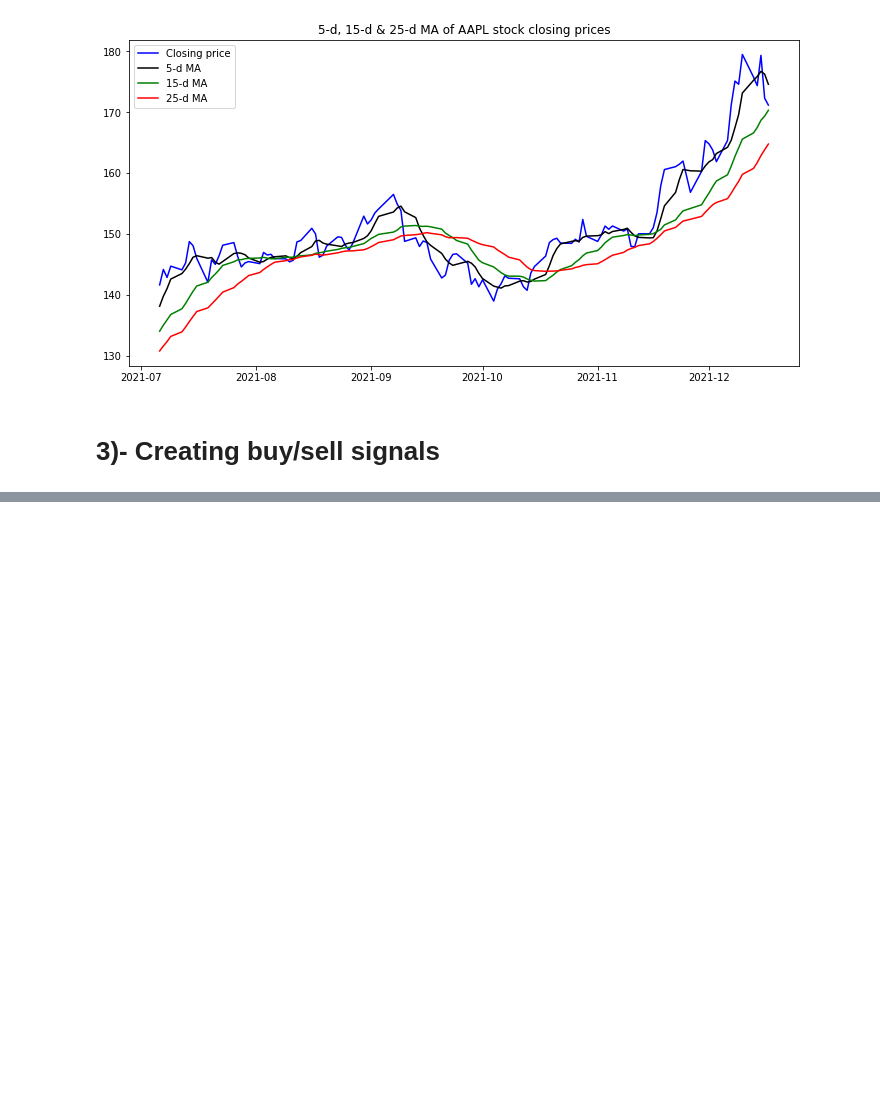
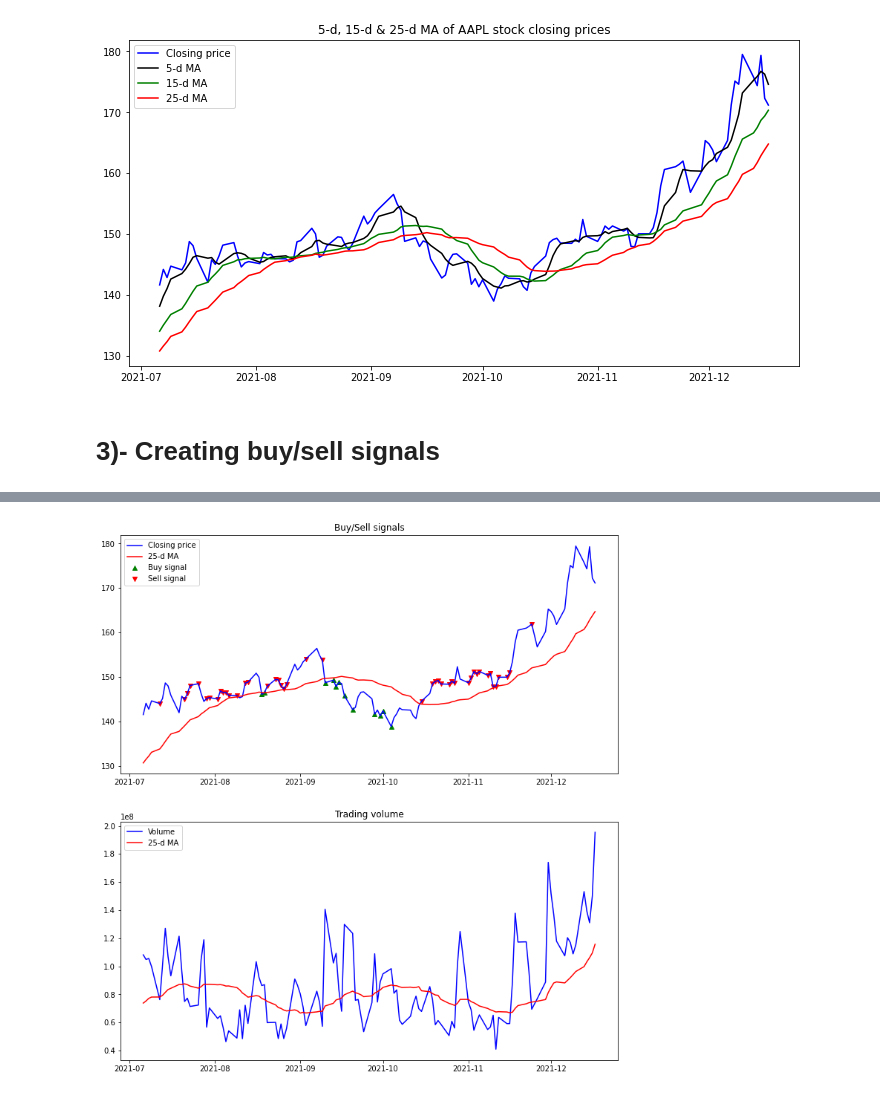
Before and after one commit to aahouzi/Stock-price-forecasting, a Jupyter notebook: notebooks/Momentum_trading_strategy.ipynb, the cells around one changed output, grey strips where cells are left out. Drawn from its saved outputs; the diff is of its cells as text; code cells hidden in the pictures; blank space fills up the shorter version.

Commit message:
Buy/Sell signals

```diff
--- a/notebooks/Momentum_trading_strategy.ipynb
+++ b/notebooks/Momentum_trading_strategy.ipynb
@@ -89,0 +93,15 @@ plt.show()
+# %%
+def buy_sell_signal(row):
+    # Buying signal
+    if row['Close'] <= row['25d_ma_price'] and row['Volume'] >= row['25d_ma_volume']:
+        return np.nan, row['Close']
+    # Selling signal
+    elif row['Close'] > row['25d_ma_price'] and row['Volume'] < row['25d_ma_volume']:
+        return row['Close'], np.nan
+    # Neutral signal
+    else:
+        return np.nan, np.nan
+
+df_apple["sell_signal"] = df_apple.apply(lambda row: buy_sell_signal(row)[0], axis=1)
+df_apple["buy_signal"] = df_apple.apply(lambda row: buy_sell_signal(row)[1], axis=1)
+df_apple.head()
@@ -89,0 +116,16 @@ plt.show()
+# %%
+# Let's visualize buying/selling signals in the chart
+fig, ax = plt.subplots(2, 1, figsize=(12, 13))
+ax[0].plot(df_apple['Close'] , label='Closing price', color='blue')
+ax[0].plot(df_apple['25d_ma_price'], color='red', label='25-d MA')
+ax[0].scatter(df_apple.index , df_apple['buy_signal'], label='Buy signal', marker='^', color='green')
+ax[0].scatter(df_apple.index , df_apple['sell_signal'] , label='Sell signal' , marker='v', color='red')
+ax[0].set_title("Buy/Sell signals")
+ax[0].legend(loc='best')
+ax[1].plot(df_apple['Volume'] , label='Volume', color='blue')
+ax[1].plot(df_apple['25d_ma_volume'], color='red', label='25-d MA')
+ax[1].set_title("Trading volume")
+ax[1].legend(loc='best')
+plt.show()
+# %% [output]
+[figure, added]
```
Also changed, not shown: parts of 6 cells of this notebook.
